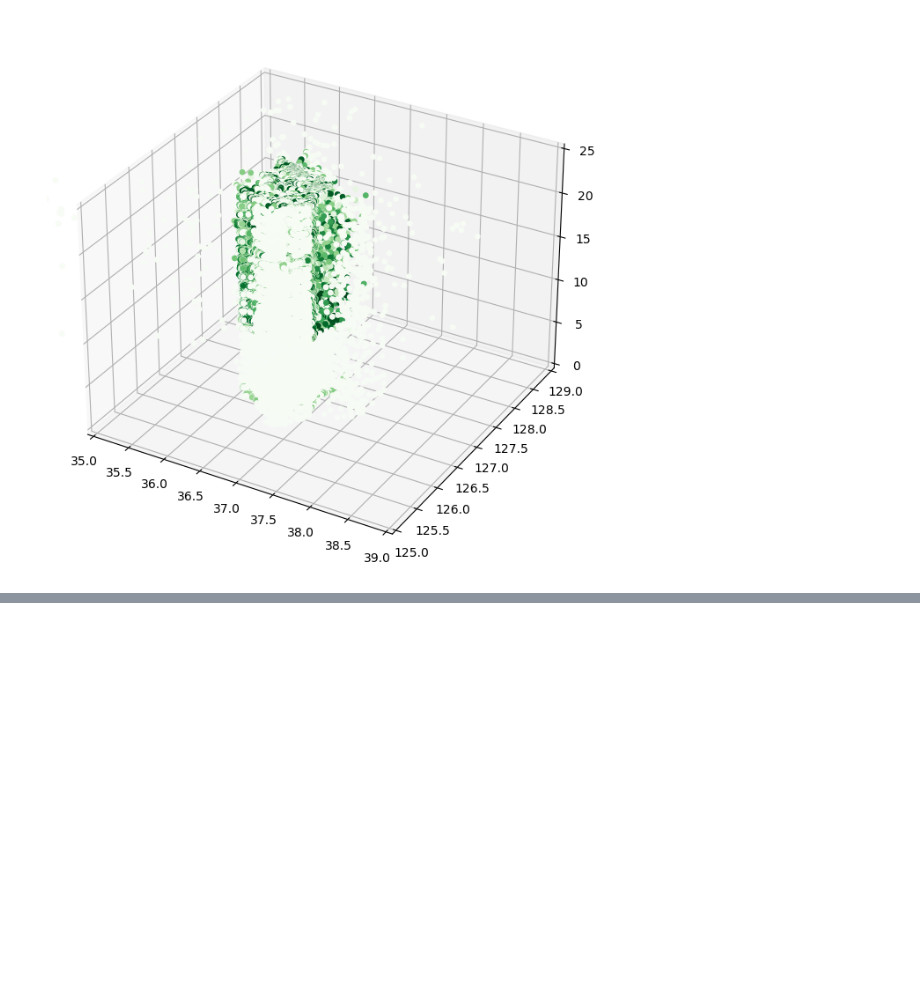
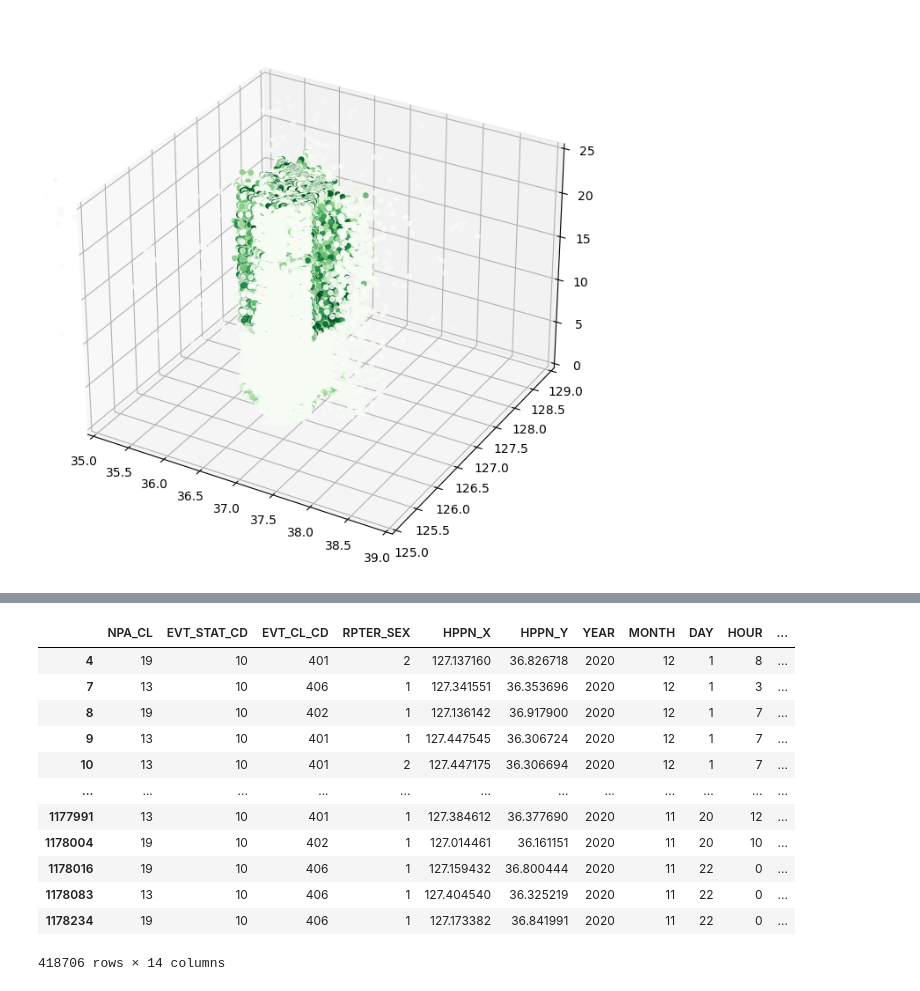
Before and after one commit to Muj2n/Trafic_Data_Analysis_Contest, a Jupyter notebook: KwonHwi/지역 치안 안전 데이터 분석 경진대회.ipynb, the cells around one changed output, grey strips where cells are left out. Saved outputs shown, nothing was run; the diff lists cells and outputs as text; code cells hidden in the pictures; blank space fills up the shorter version.

```diff
--- a/KwonHwi/지역 치안 안전 데이터 분석 경진대회.ipynb
+++ b/KwonHwi/지역 치안 안전 데이터 분석 경진대회.ipynb
@@ -905,0 +1295,17 @@ plt.show()
+# %%
+data.drop(['RECV_DEPT_NM', 'SME_EVT_YN'], axis = 1, inplace = True)
+data
+# %% [output]
+|  | NPA_CL | EVT_STAT_CD | EVT_CL_CD | RPTER_SEX | HPPN_X | HPPN_Y | YEAR | MONTH | DAY | HOUR | ... |
+| 4 | 19 | 10 | 401 | 2 | 127.137160 | 36.826718 | 2020 | 12 | 1 | 8 | ... |
+| 7 | 13 | 10 | 406 | 1 | 127.341551 | 36.353696 | 2020 | 12 | 1 | 3 | ... |
+| 8 | 19 | 10 | 402 | 1 | 127.136142 | 36.917900 | 2020 | 12 | 1 | 7 | ... |
+| 9 | 13 | 10 | 401 | 1 | 127.447545 | 36.306724 | 2020 | 12 | 1 | 7 | ... |
+| 10 | 13 | 10 | 401 | 2 | 127.447175 | 36.306694 | 2020 | 12 | 1 | 7 | ... |
+| ... | ... | ... | ... | ... | ... | ... | ... | ... | ... | ... | ... |
+| 1177991 | 13 | 10 | 401 | 1 | 127.384612 | 36.377690 | 2020 | 11 | 20 | 12 | ... |
+| 1178004 | 19 | 10 | 402 | 1 | 127.014461 | 36.161151 | 2020 | 11 | 20 | 10 | ... |
+| 1178016 | 19 | 10 | 406 | 1 | 127.159432 | 36.800444 | 2020 | 11 | 22 | 0 | ... |
+| 1178083 | 13 | 10 | 406 | 1 | 127.404540 | 36.325219 | 2020 | 11 | 22 | 0 | ... |
+| 1178234 | 19 | 10 | 406 | 1 | 127.173382 | 36.841991 | 2020 | 11 | 22 | 0 | ... |
+418706 rows × 14 columns
```
Also changed, not shown: parts of 26 cells of this notebook.
